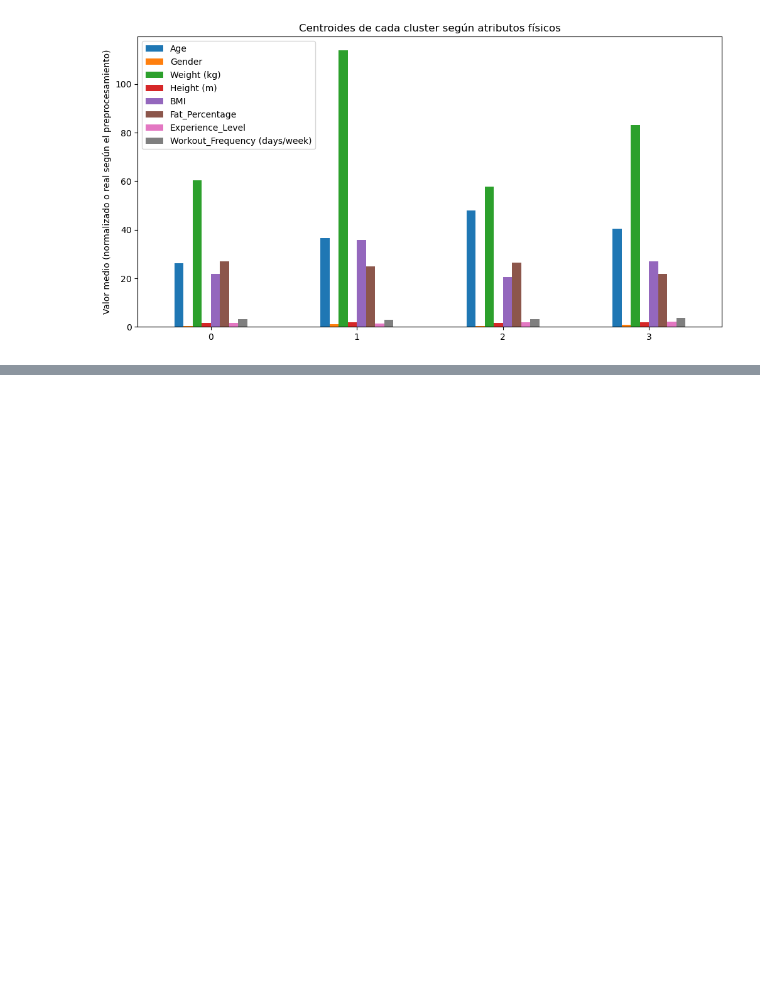
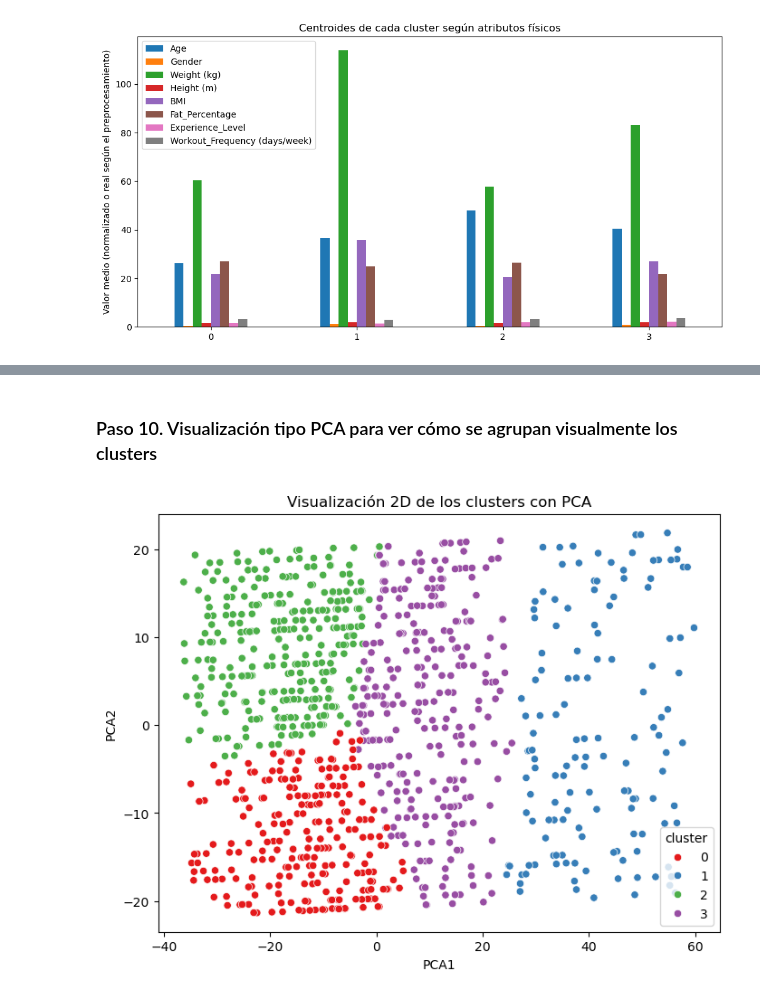
Before and after one commit to carlyg7/TFG, a Jupyter notebook: clustering.ipynb, the cells around one changed output, grey strips where cells are left out. Cells and saved outputs as stored; diff of their text form; code cells hidden in the pictures; blank space fills up the shorter version.

```diff
--- a/clustering.ipynb
+++ b/clustering.ipynb
@@ -27,0 +49,11 @@ dataset['cluster'] = kmeans.labels_
+# %%
+# Aplicamos KMeans con K=4
+kmeans = KMeans(n_clusters=4, random_state=42, n_init=10)
+labels = kmeans.fit_predict(X)
+
+# Calculamos el Silhouette Score
+score = silhouette_score(X, labels)
+print(f"Silhouette Score para K=4: {score:.4f}")
+
+# Asignar etiquetas de cluster al dataset
+dataset['cluster'] = kmeans.labels_
@@ -189,3 +176,18 @@ plt.show()
 * Ayudarte a poner nombre o etiquetas a cada cluster según sus atributos (por ejemplo, "usuarios jóvenes y ligeros", "usuarios con alto BMI y peso elevado", etc.).
 
 * Facilitar la comparación y análisis posterior para tomar decisiones o hacer predicciones específicas.
+# %% [markdown]
+### Paso 10. Visualización tipo PCA para ver cómo se agrupan visualmente los clusters
+# %%
+pca = PCA(n_components=2)
+pca_components = pca.fit_transform(X)
+
+df_plot = pd.DataFrame(pca_components, columns=['PCA1', 'PCA2'])
+df_plot['cluster'] = dataset['cluster']
+
+plt.figure(figsize=(8, 6))
+sns.scatterplot(x='PCA1', y='PCA2', hue='cluster', data=df_plot, palette='Set1')
+plt.title('Visualización 2D de los clusters con PCA')
+plt.show()
+# %% [output]
+[figure, added]
```
Also changed, not shown: parts of 16 cells of this notebook.
